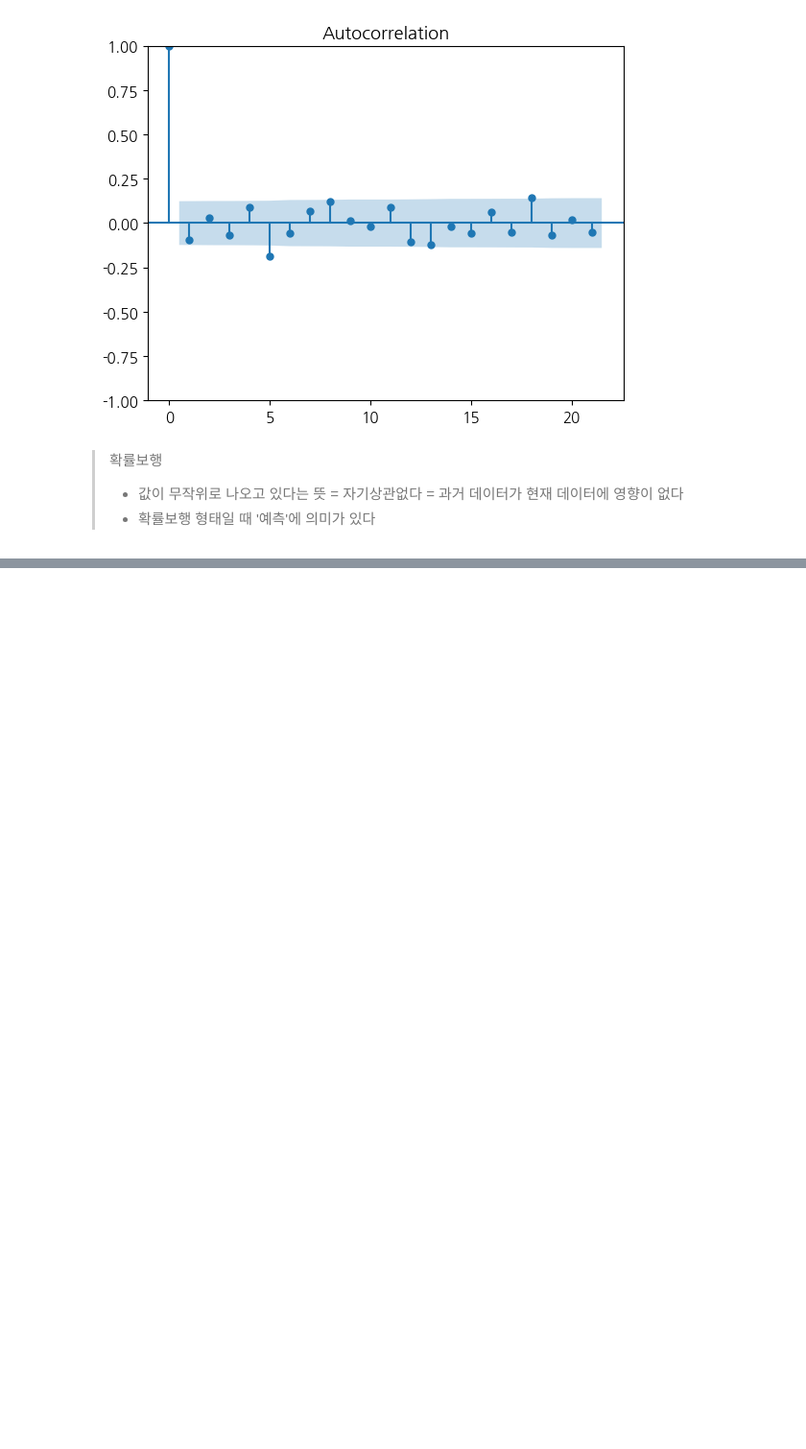
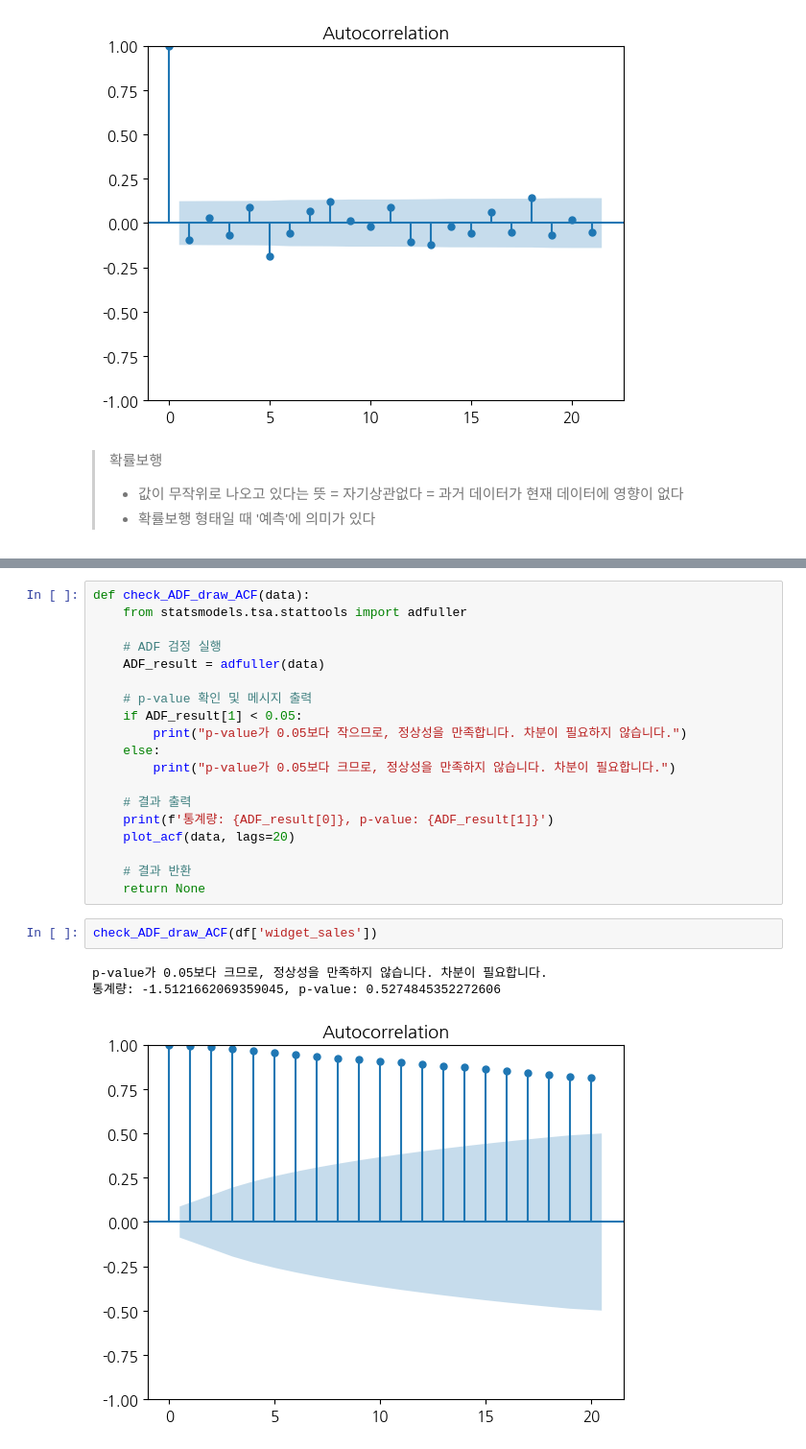
Before and after one commit to dsleslie/Archiving, a Jupyter notebook: IMDGB/step09_ts/python_ts_241122.ipynb, the cells around one changed output, grey strips where cells are left out. Shown at 96% size. Cells and saved outputs as stored; diff of their text form; blank space fills up the shorter version.

```diff
--- a/IMDGB/step09_ts/python_ts_241122.ipynb
+++ b/IMDGB/step09_ts/python_ts_241122.ipynb
@@ -781,0 +831,25 @@ plot_acf(diff_close, lags=21)
+# %%
+def check_ADF_draw_ACF(data):
+    from statsmodels.tsa.stattools import adfuller
+
+    # ADF 검정 실행
+    ADF_result = adfuller(data)
+
+    # p-value 확인 및 메시지 출력
+    if ADF_result[1] < 0.05:
+        print("p-value가 0.05보다 작으므로, 정상성을 만족합니다. 차분이 필요하지 않습니다.")
+    else:
+        print("p-value가 0.05보다 크므로, 정상성을 만족하지 않습니다. 차분이 필요합니다.")
+
+    # 결과 출력
+    print(f'통계량: {ADF_result[0]}, p-value: {ADF_result[1]}')
+    plot_acf(data, lags=20)
+
+    # 결과 반환
+    return None
+# %%
+check_ADF_draw_ACF(df['widget_sales'])
+# %% [output]
+p-value가 0.05보다 크므로, 정상성을 만족하지 않습니다. 차분이 필요합니다.
+통계량: -1.5121662069359045, p-value: 0.5274845352272606
+[figure, added]
```
Also changed, not shown: parts of 31 cells of this notebook, 2 other files.
